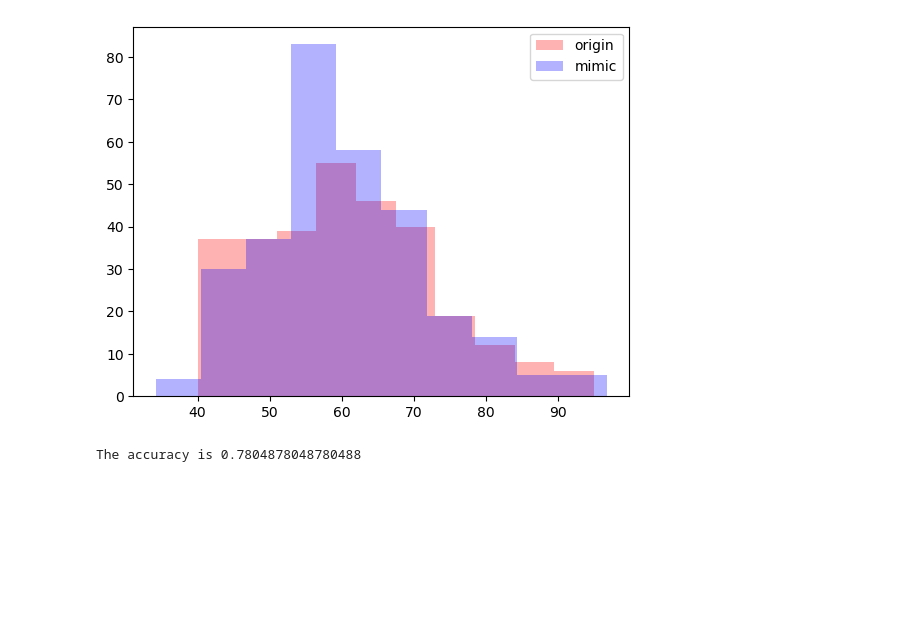
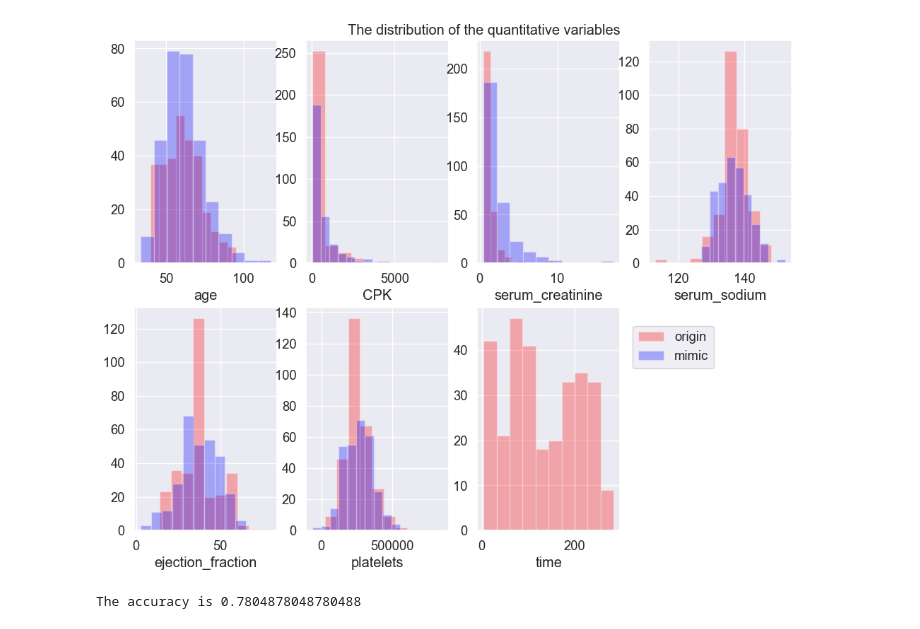
Before and after one commit to Eden33333/Data583_Project, a Jupyter notebook: Untitled.ipynb, the cells around one changed output. Drawn from its saved outputs; the diff is of its cells as text; code cells hidden in the pictures; blank space fills up the shorter version.

```diff
--- a/Untitled.ipynb
+++ b/Untitled.ipynb
@@ -99,3 +110,10 @@ quantitative_columns = ['age', 'creatinine_phosphokinase','ejection_fraction',
        'serum_creatinine', 'serum_sodium',  'time']
 qualitative_columns = set(df.columns)-set(quantitative_columns)
 qualitative_columns = list(qualitative_columns)
+# %%
+corr = quantitative_columns+["DEATH_EVENT"]
+corr_matrix = np.corrcoef(df[corr], rowvar=False)
+sns.set(font_scale=1.2)
+sns.heatmap(corr_matrix, annot=True, cmap='coolwarm', fmt=".2f", xticklabels=corr, yticklabels=corr)
+plt.title('Correlation Matrix')
+plt.show()
@@ -122,15 +142,67 @@ point1 & point2
 [interactive output not drawn]
 # %%
 N = 299
+fig = plt.figure(figsize=(12, 9))
+
+plt.subplot(2,4,1)
 age_ps = gamma.fit(df["age"])
 age = gamma(*age_ps).rvs(N)
-
 plt.hist(df["age"],color="red",label="origin",alpha=0.3)
 plt.hist(age,color="blue",label="mimic",alpha=0.3)
-plt.legend()
+plt.xlabel("age")
+
+plt.subplot(2,4,2)
+cpk_ps = gamma.fit(df["creatinine_phosphokinase"])
+cpk = gamma(*cpk_ps).rvs(N)
+plt.hist(df["creatinine_phosphokinase"],color="red",label="origin",alpha=0.3)
+plt.hist(cpk,color="blue",label="mimic",alpha=0.3)
+plt.xlabel("CPK")
+
+plt.subplot(2,4,5)
+ej_ps = norm.fit(df["ejection_fraction"])
+ej = norm(*ej_ps).rvs(N)
+plt.hist(df["ejection_fraction"],color="red",label="origin",alpha=0.3)
+plt.hist(ej,color="blue",label="mimic",alpha=0.3)
+plt.xlabel("ejection_fraction")
+
+
+plt.subplot(2,4,6)
+platelets_ps = norm.fit(df["platelets"])
+platelets = norm(*platelets_ps).rvs(N)
+# can not be assume as normal but other one is more weired
+plt.hist(df["platelets"],color="red",label="origin",alpha=0.3)
+plt.hist(platelets,color="blue",label="mimic",alpha=0.3)
+plt.xlabel("platelets")
+
+plt.subplot(2,4,3)
+sc_ps = gamma.fit(df["serum_creatinine"])
+sc = gamma(*sc_ps).rvs(N)
+plt.hist(df["serum_creatinine"],color="red",label="origin",alpha=0.3)
+plt.hist(sc,color="blue",label="mimic",alpha=0.3)
+plt.xlabel("serum_creatinine")
+plt.title("The distribution of the quantitative variables",loc="right")
+
+plt.subplot(2,4,4)
+ss_ps = gamma.fit(df["serum_sodium"])
+ss = gamma(*ss_ps).rvs(N)
+plt.hist(df["serum_sodium"],color="red",label="origin",alpha=0.3)
+plt.hist(ss,color="blue",label="mimic",alpha=0.3)
+plt.xlabel("serum_sodium")
+plt.legend(loc="lower right",bbox_to_anchor=(0.5, -0.5))
+
+
+plt.subplot(2,4,7)
+# time_ps = gamma.fit(df["time"])
+# time = gamma(*time_ps).rvs(N)
+plt.hist(df["time"],color="red",label="origin",alpha=0.3)
+# plt.hist(time,color="blue",label="mimic",alpha=0.3)
+plt.xlabel("time")
+
+
+
 plt.show()
 # %% [output]
-[figure, old version]
+[figure, new version]
 # %%
 oversample = RandomOverSampler()
 df.drop(columns=["DEATH_EVENT"],inplace=True)
```
Also changed, not shown: parts of 6 cells of this notebook, 5 other files.
